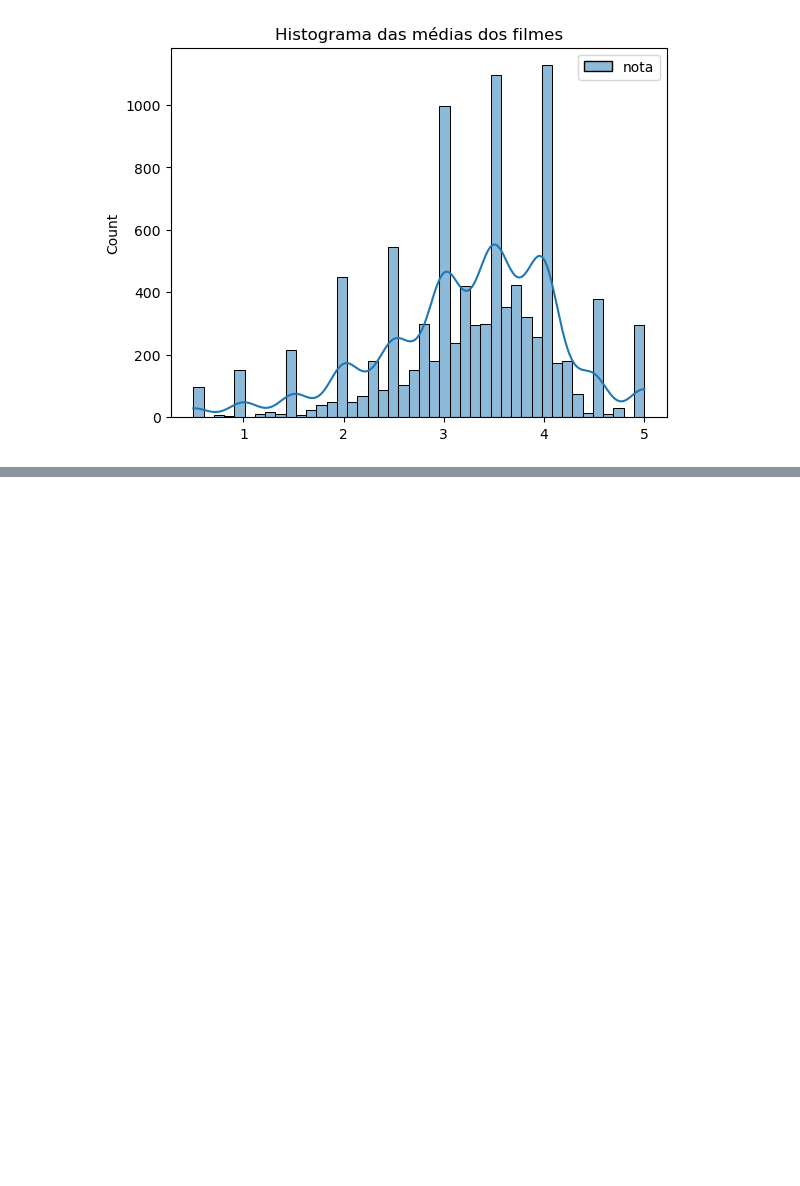
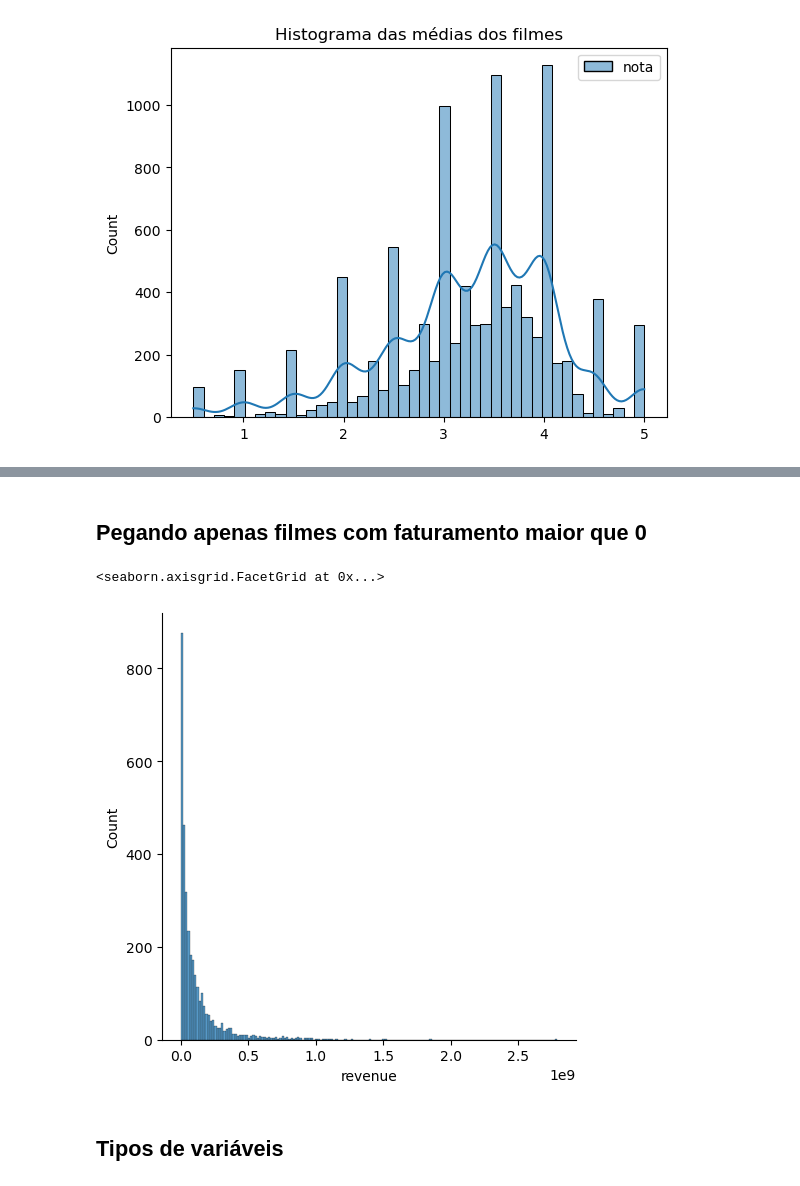
Before and after one commit to joaodamasio/datascience-explorando-analisando-dados, a Jupyter notebook: analise-movielens-TMDB.ipynb, the cells around one changed output, grey strips where cells are left out. Drawn from its saved outputs; the diff is of its cells as text; code cells hidden in the pictures; blank space fills up the shorter version.

```diff
--- a/analise-movielens-TMDB.ipynb
+++ b/analise-movielens-TMDB.ipynb
@@ -214,0 +293,10 @@ plt.title("Histograma das médias dos filmes");
+# %% [markdown]
+## Pegando apenas filmes com faturamento maior que 0
+# %%
+com_faturamento = tmdb.query("revenue > 0")
+sns.displot(com_faturamento['revenue'])
+# %% [output]
+<seaborn.axisgrid.FacetGrid at 0x...>
+[figure, added]
+# %% [markdown]
+## Tipos de variáveis
```
Also changed, not shown: parts of 12 cells of this notebook.
